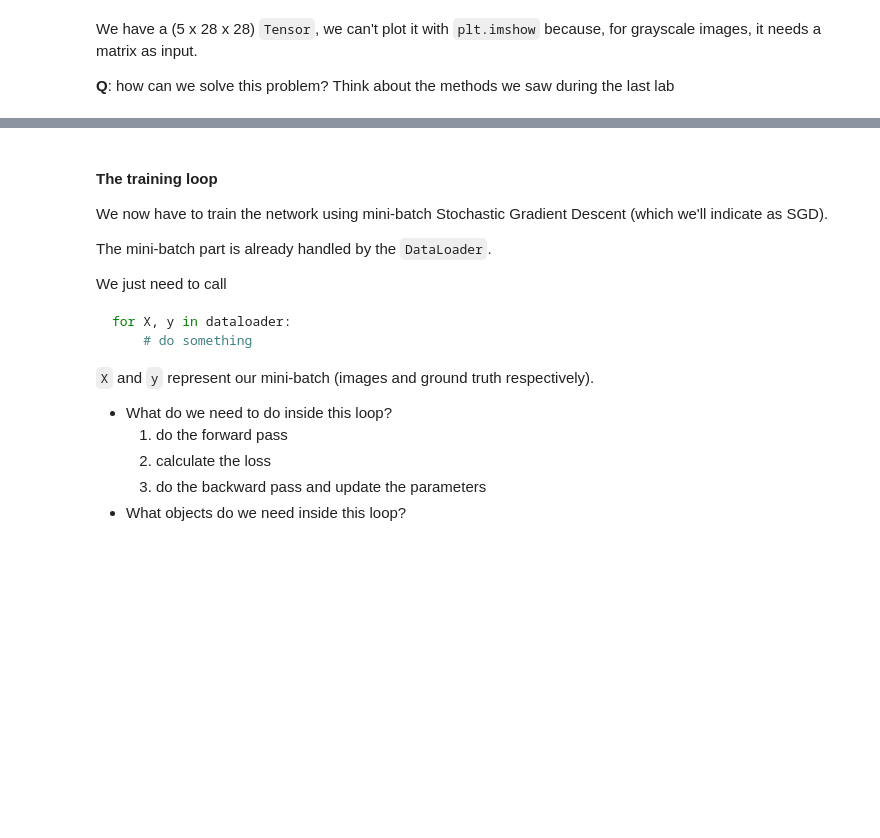
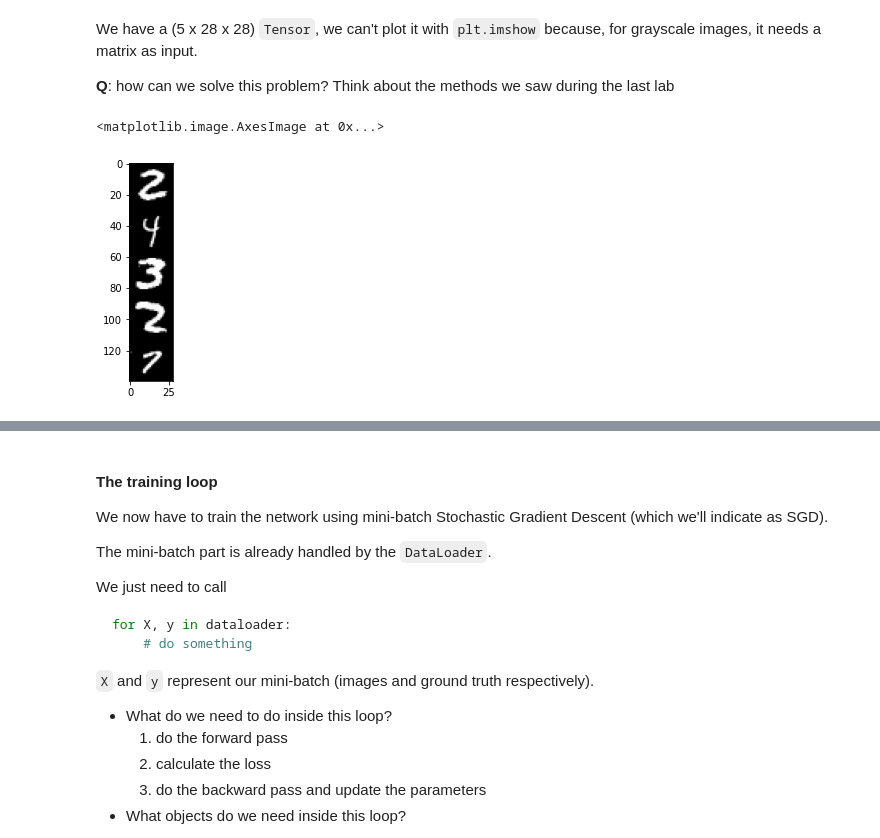
Before and after one commit to ansuini/DSSC_DL_2022, a Jupyter notebook: labs/03-sgd-training.ipynb, the cells around one changed output, grey strips where cells are left out. Saved outputs shown, nothing was run; the diff lists cells and outputs as text; code cells hidden in the pictures; blank space fills up the shorter version.

```diff
--- a/labs/03-sgd-training.ipynb
+++ b/labs/03-sgd-training.ipynb
@@ -63,8 +68,11 @@ We have a (5 x 28 x 28) `Tensor`, we can't plot it with `plt.imshow` because, fo
 # %%
 # solve here
 # shape 5*28 x 28
-multi_img_reshaped = # your code here
+multi_img_reshaped = multi_img.reshape(5*28, 28)
 plt.imshow(multi_img_reshaped.numpy(), cmap="gray")
+# %% [output]
+<matplotlib.image.AxesImage at 0x...>
+[figure, added]
 # %% [markdown]
 #### Designing our MLP
 
```
Also changed, not shown: parts of 16 cells of this notebook.
